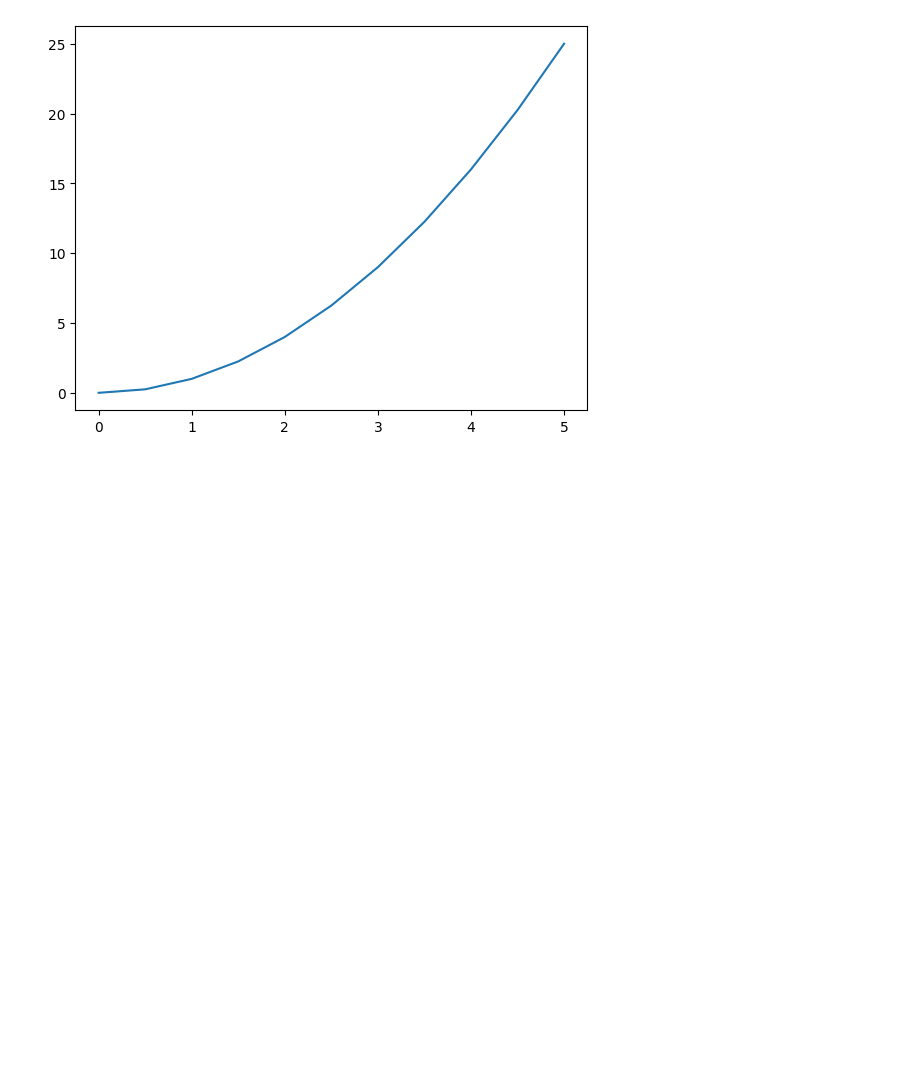
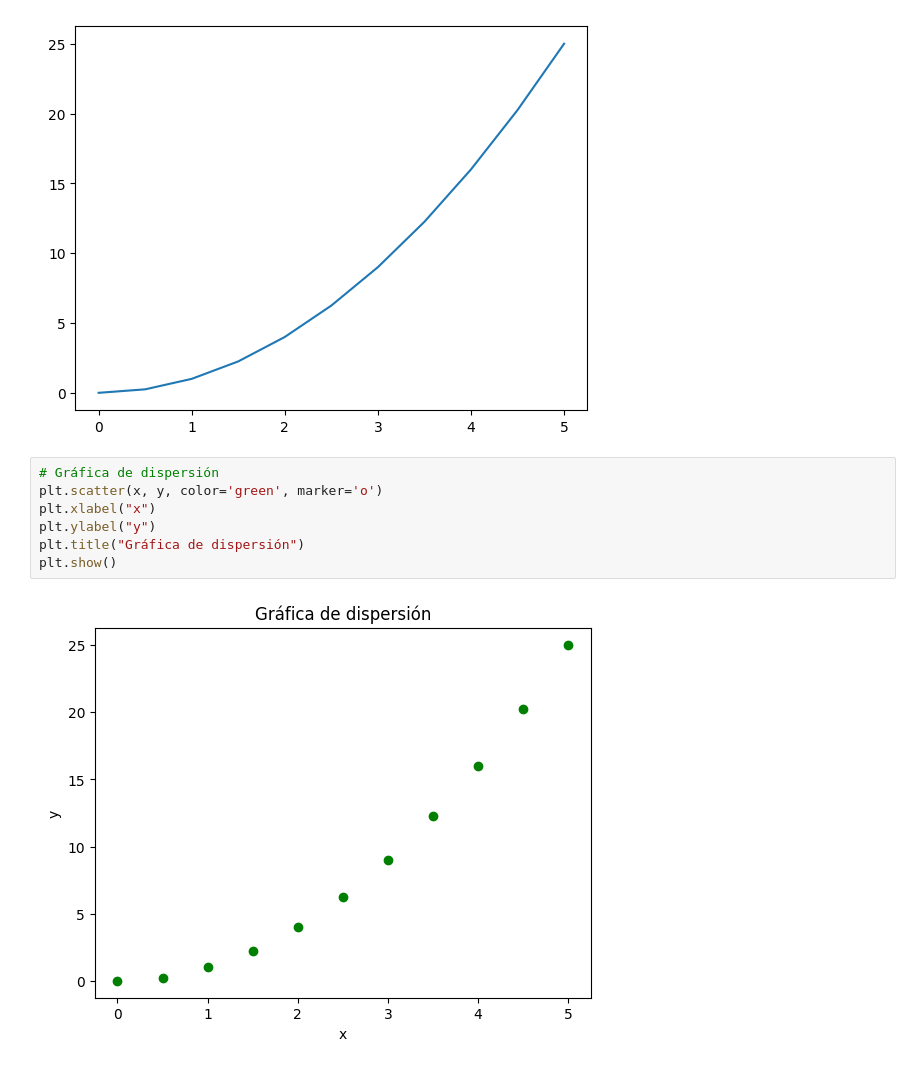
Before and after one commit to Divione-AAA/Ciencia-de-datos, a Jupyter notebook: matplotlib.ipynb, the cells around one changed output. Cells and saved outputs as stored; diff of their text form; blank space fills up the shorter version.

```diff
--- a/matplotlib.ipynb
+++ b/matplotlib.ipynb
@@ -34,3 +25,12 @@ axes.plot(x,y)
 # %% [output]
 [<matplotlib.lines.Line2D at 0x...>]
 [figure]
+# %%
+# Gráfica de dispersión
+plt.scatter(x, y, color='green', marker='o')
+plt.xlabel("x")
+plt.ylabel("y")
+plt.title("Gráfica de dispersión")
+plt.show()
+# %% [output]
+[figure, added]
```
Also changed, not shown: parts of 4 cells of this notebook.
